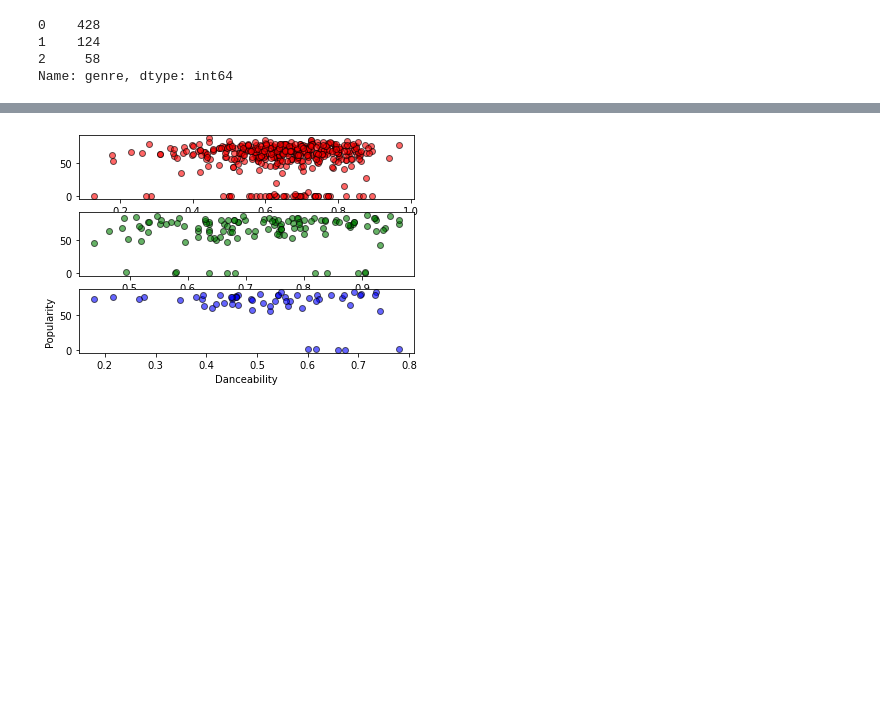
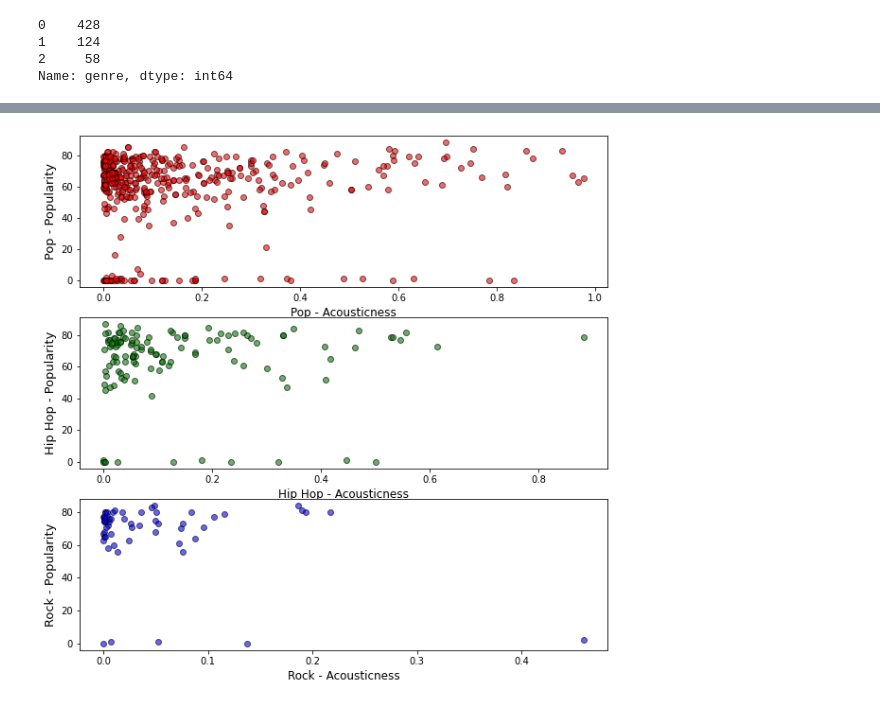
Before and after one commit to CLizardi/top_hits_on_spotify_2010s, a Jupyter notebook: Test_script.ipynb, the cells around one changed output, grey strips where cells are left out. Drawn from its saved outputs; the diff is of its cells as text; code cells hidden in the pictures; blank space fills up the shorter version.

Commit message:
Added completed visualization to test script file in brians branch

```diff
--- a/Test_script.ipynb
+++ b/Test_script.ipynb
@@ -115,21 +110,26 @@ data_1.head()
 # %%
 data_1 = genre_filtered_df[genre_filtered_df['genre'] == 0].copy()
 data_2 = genre_filtered_df[genre_filtered_df['genre'] == 1].copy()
 data_3 = genre_filtered_df[genre_filtered_df['genre'] == 2].copy()
 
-ax,(fig1, fig2, fig3)= plt.subplots(3)
-
-fig1.scatter(data_1["danceability"], data_1["popularity"], marker ="o", c = "red", alpha=0.6, edgecolors="black")
-fig2.scatter(data_2["danceability"], data_2["popularity"], marker ="o", c = "green", alpha=0.6, edgecolors="black")
-fig3.scatter(data_3["danceability"], data_3["popularity"], marker ="o", c = "blue", alpha=0.6, edgecolors="black")
-plt.xlabel("Danceability")
-plt.ylabel("Popularity")
+ax,(fig1, fig2, fig3)= plt.subplots(3, figsize=(10, 10))
 
 
 
+fig1.scatter(data_1["acousticness"], data_1["popularity"], marker ="o", c = "red", alpha=0.6, edgecolors="black")
+fig2.scatter(data_2["acousticness"], data_2["popularity"], marker ="o", c = "green", alpha=0.6, edgecolors="black")
+fig3.scatter(data_3["acousticness"], data_3["popularity"], marker ="o", c = "blue", alpha=0.6, edgecolors="black")
+fig1.set_xlabel("Pop - Acousticness", fontsize=12)
+fig1.set_ylabel("Pop - Popularity", fontsize=13)
+fig2.set_xlabel("Hip Hop - Acousticness", fontsize=12)
+fig2.set_ylabel("Hip Hop - Popularity", fontsize=13)
+fig3.set_xlabel("Rock - Acousticness", fontsize=12)
+fig3.set_ylabel("Rock - Popularity", fontsize=13)
+
+
 plt.show()
 # %% [output]
-[figure, old version]
+[figure, new version]
 # %%
 plt.title("Popularity vs Danceability")
 plt.xlabel("Danceability")
```
Also changed, not shown: parts of 3 cells of this notebook.
